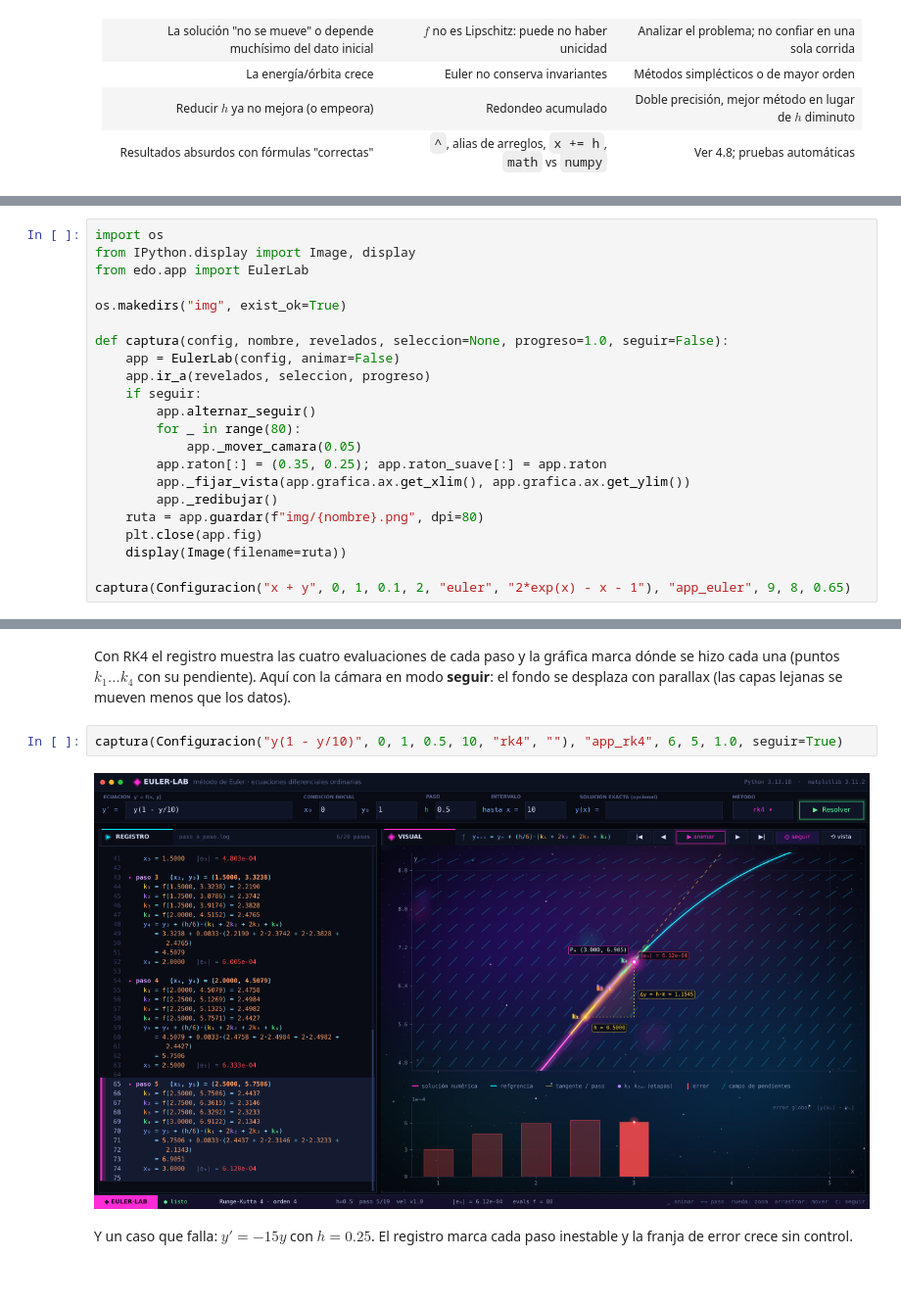
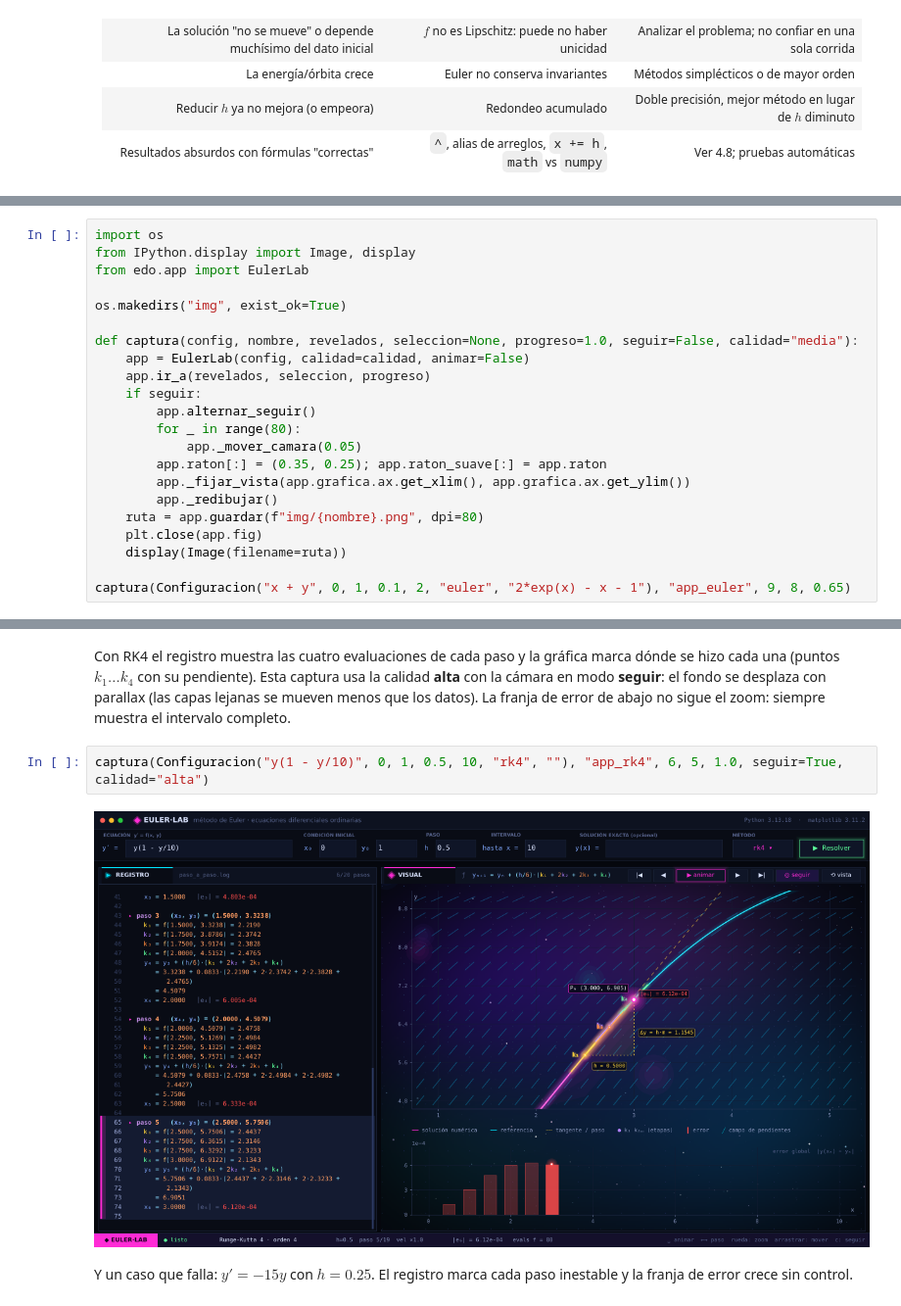
Before and after one commit to 317311022-crypto/Ecuaciones-Diferenciales-Metodo-Euler, a Jupyter notebook: notebooks/metodo_euler.ipynb, the cells around one changed output, grey strips where cells are left out. Shown at 98% size. Saved outputs shown, nothing was run; the diff lists cells and outputs as text; blank space fills up the shorter version.

```diff
--- a/notebooks/metodo_euler.ipynb
+++ b/notebooks/metodo_euler.ipynb
@@ -590,8 +592,8 @@ from edo.app import EulerLab
 
 os.makedirs("img", exist_ok=True)
 
-def captura(config, nombre, revelados, seleccion=None, progreso=1.0, seguir=False):
-    app = EulerLab(config, animar=False)
+def captura(config, nombre, revelados, seleccion=None, progreso=1.0, seguir=False, calidad="media"):
+    app = EulerLab(config, calidad=calidad, animar=False)
     app.ir_a(revelados, seleccion, progreso)
     if seguir:
         app.alternar_seguir()
@@ -610,9 +612,9 @@ captura(Configuracion("x + y", 0, 1, 0.1, 2, "euler", "2*exp(x) - x - 1"), "app_
 # %% [markdown]
-Con RK4 el registro muestra las cuatro evaluaciones de cada paso y la gráfica marca dónde se hizo cada una (puntos $k_1 \dots k_4$ con su pendiente). Aquí con la cámara en modo **seguir**: el fondo se desplaza con parallax (las capas lejanas se mueven menos que los datos).
+Con RK4 el registro muestra las cuatro evaluaciones de cada paso y la gráfica marca dónde se hizo cada una (puntos $k_1 \dots k_4$ con su pendiente). Esta captura usa la calidad **alta** con la cámara en modo **seguir**: el fondo se desplaza con parallax (las capas lejanas se mueven menos que los datos). La franja de error de abajo no sigue el zoom: siempre muestra el intervalo completo.
 # %%
-captura(Configuracion("y(1 - y/10)", 0, 1, 0.5, 10, "rk4", ""), "app_rk4", 6, 5, 1.0, seguir=True)
+captura(Configuracion("y(1 - y/10)", 0, 1, 0.5, 10, "rk4", ""), "app_rk4", 6, 5, 1.0, seguir=True, calidad="alta")
 # %% [output]
-[figure, old version]
+[figure, new version]
 # %% [markdown]
 Y un caso que falla: $y' = -15y$ con $h = 0.25$. El registro marca cada paso inestable y la franja de error crece sin control.
 # %%
```
Also changed, not shown: parts of 6 cells of this notebook, 15 other files.
